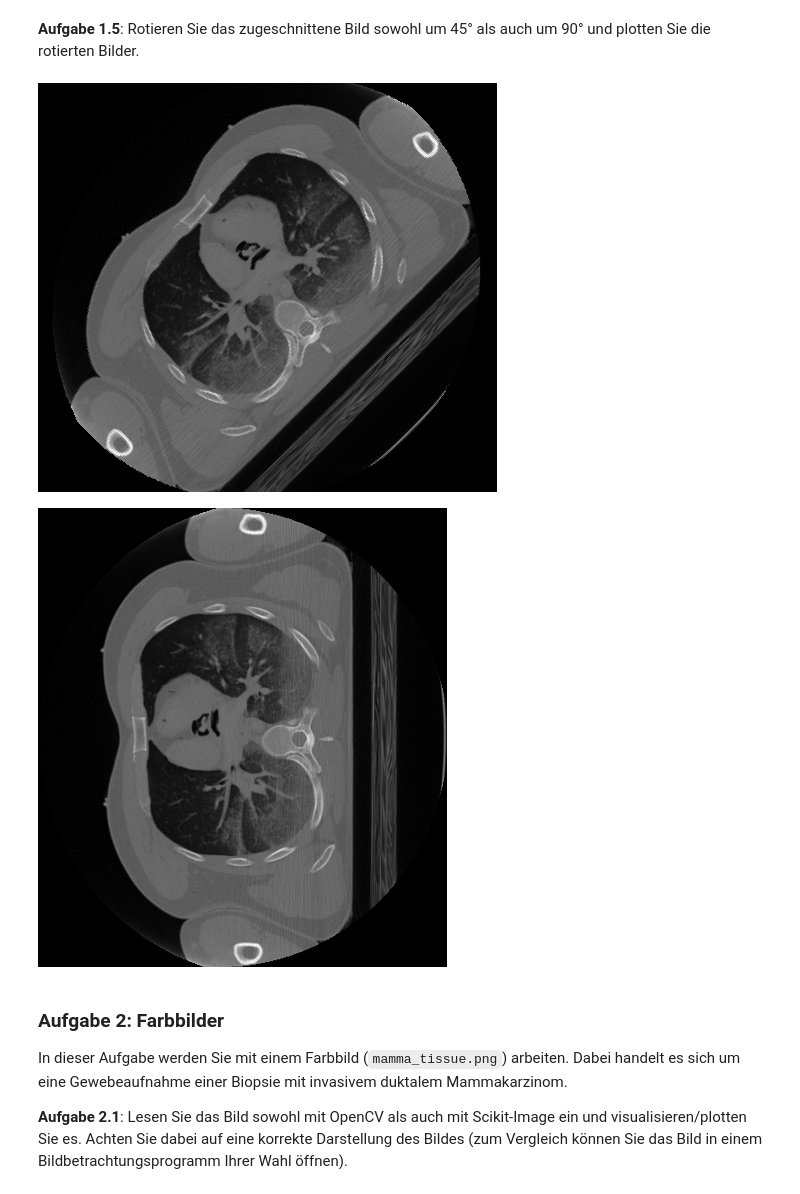
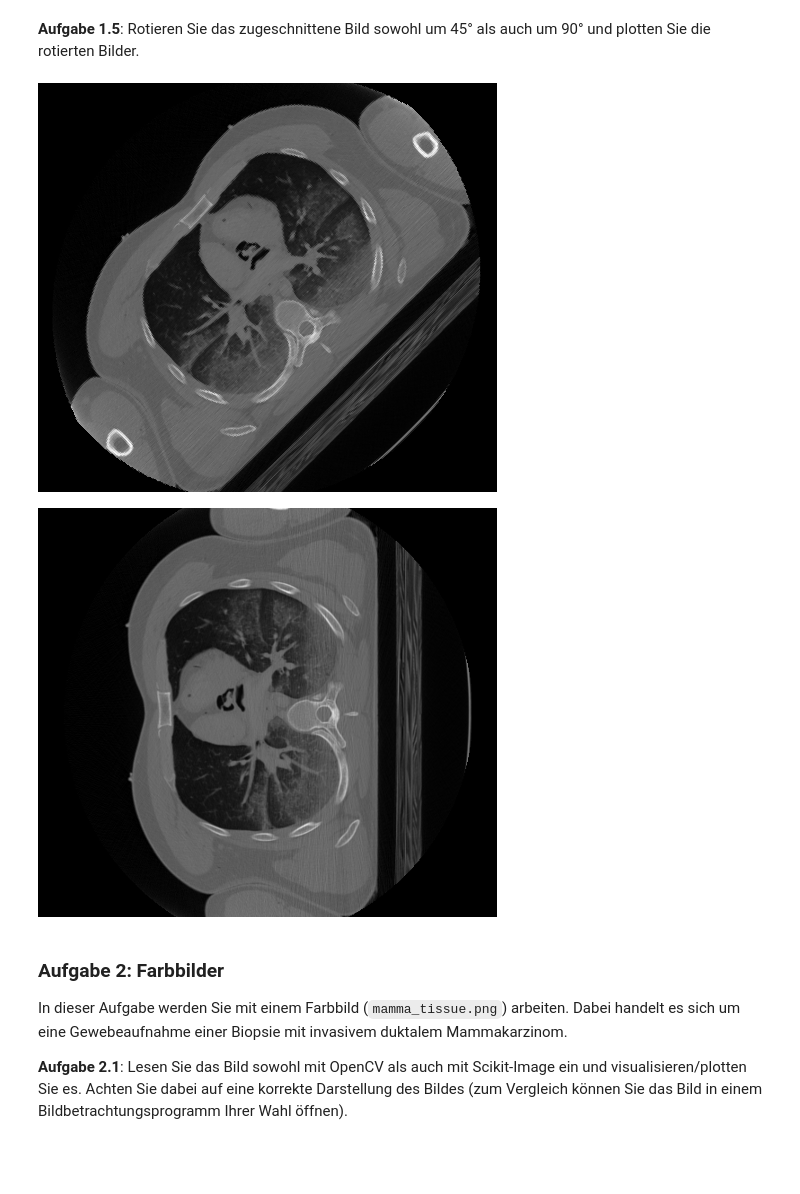
Before and after one commit to Jonalismus/Beleg_1_Bildverarbeitung, a Jupyter notebook: MBV - Bilddateien Bilddarstellung und Diskretisierung.ipynb, the cells around one changed output. Drawn from its saved outputs; the diff is of its cells as text; code cells hidden in the pictures; blank space fills up the shorter version.

```diff
--- a/MBV - Bilddateien Bilddarstellung und Diskretisierung.ipynb
+++ b/MBV - Bilddateien Bilddarstellung und Diskretisierung.ipynb
@@ -79,18 +78,17 @@ plt.imshow(cropped, cmap='gray')
 **Aufgabe 1.5**: Rotieren Sie das zugeschnittene Bild sowohl um 45° als auch um 90° und plotten Sie die rotierten Bilder.
 # %%
 # 1.4
-from PIL import Image
 
 
 rotated_image45 = cropped.rotate(45)
 
-rotated_image90 = cropped.transpose(Image.ROTATE_90)
+rotated_image90 = cropped.rotate(90)
 
 display(rotated_image45)
 display(rotated_image90)
 # %% [output]
 [figure]
-[figure, old version]
+[figure, new version]
 # %% [markdown]
 ### Aufgabe 2: Farbbilder
 
```
Also changed, not shown: parts of 27 cells of this notebook, 4 other files.
